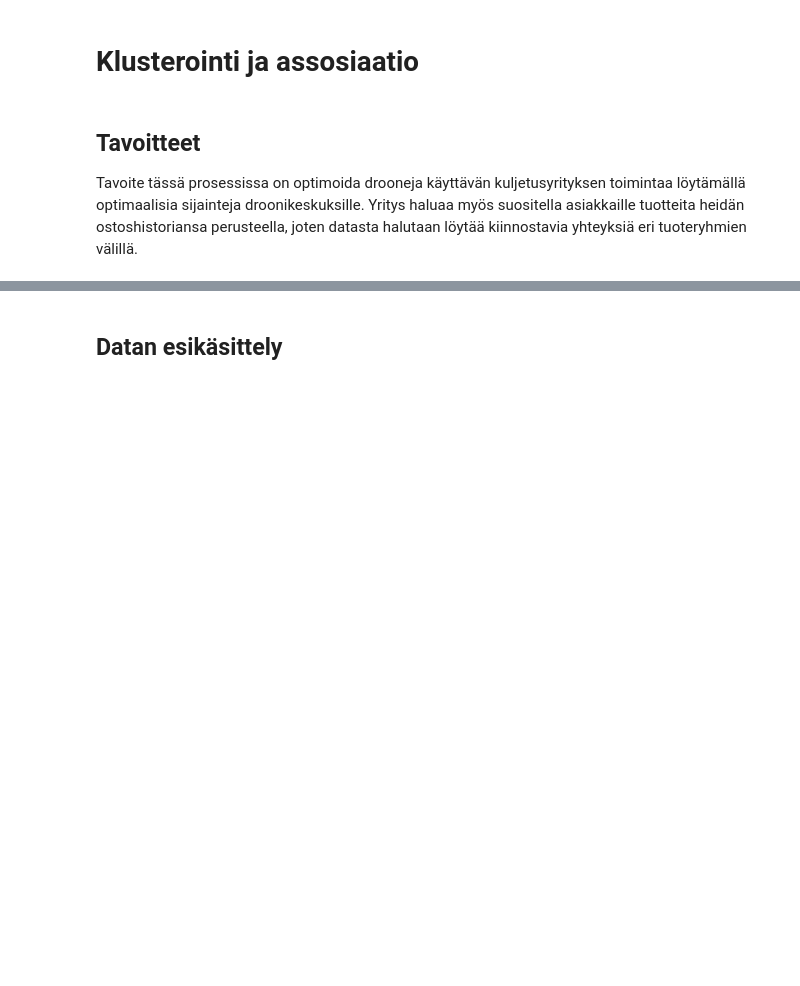
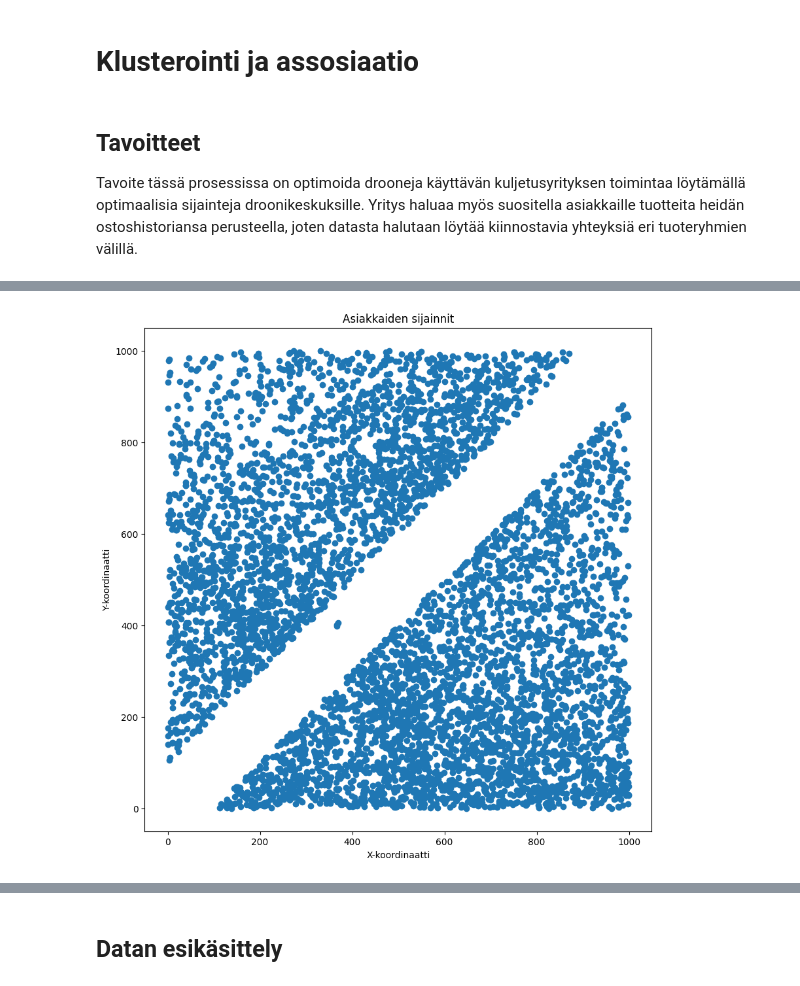
Before and after one commit to kassu11/machine-learning-AMK, a Jupyter notebook: Clustering_and_association_rule_mining/Clustering_and_association.ipynb, the cells around one changed output, grey strips where cells are left out. Cells and saved outputs as stored; diff of their text form; code cells hidden in the pictures; blank space fills up the shorter version.

```diff
--- a/Clustering_and_association_rule_mining/Clustering_and_association.ipynb
+++ b/Clustering_and_association_rule_mining/Clustering_and_association.ipynb
@@ -22,0 +55,17 @@ df_prod = pd.read_csv('drone_prod_locations.csv')
+# %%
+# Load the data and split the columns
+df_cust = pd.read_csv('drone_cust_locations.csv', sep=';', header=None, names=['clientid', 'x', 'y'])
+
+# Convert x and y to numeric, just in case
+df_cust['x'] = pd.to_numeric(df_cust['x'], errors='coerce')
+df_cust['y'] = pd.to_numeric(df_cust['y'], errors='coerce')
+
+# Create the scatter plot
+plt.figure(figsize=(10,10))
+plt.scatter(df_cust['x'], df_cust['y'])
+plt.title('Asiakkaiden sijainnit')
+plt.xlabel('X-koordinaatti')
+plt.ylabel('Y-koordinaatti')
+plt.show()
+# %% [output]
+[figure, added]
```
Also changed, not shown: parts of 6 cells of this notebook.
